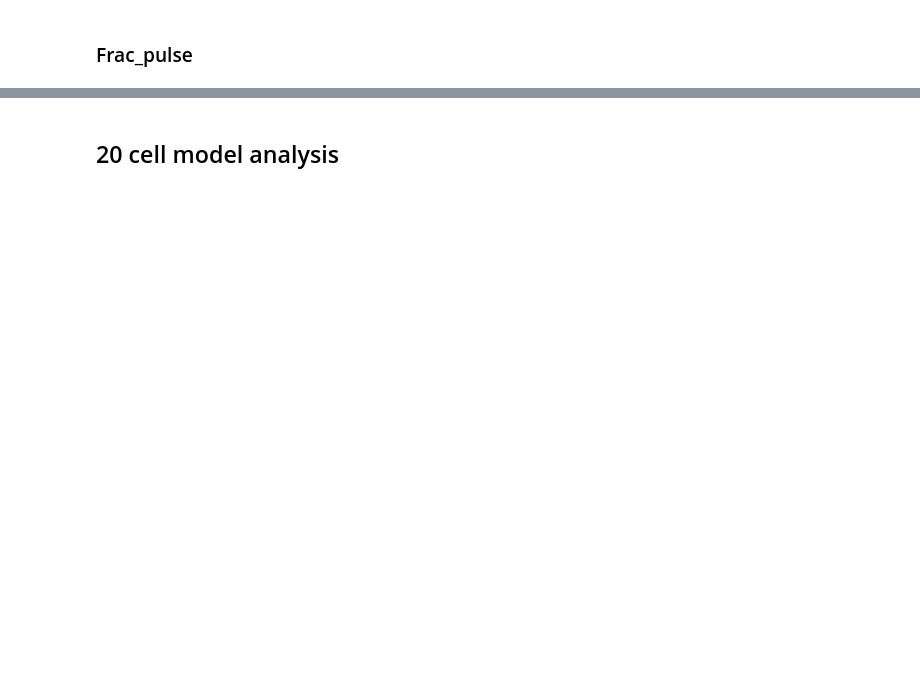
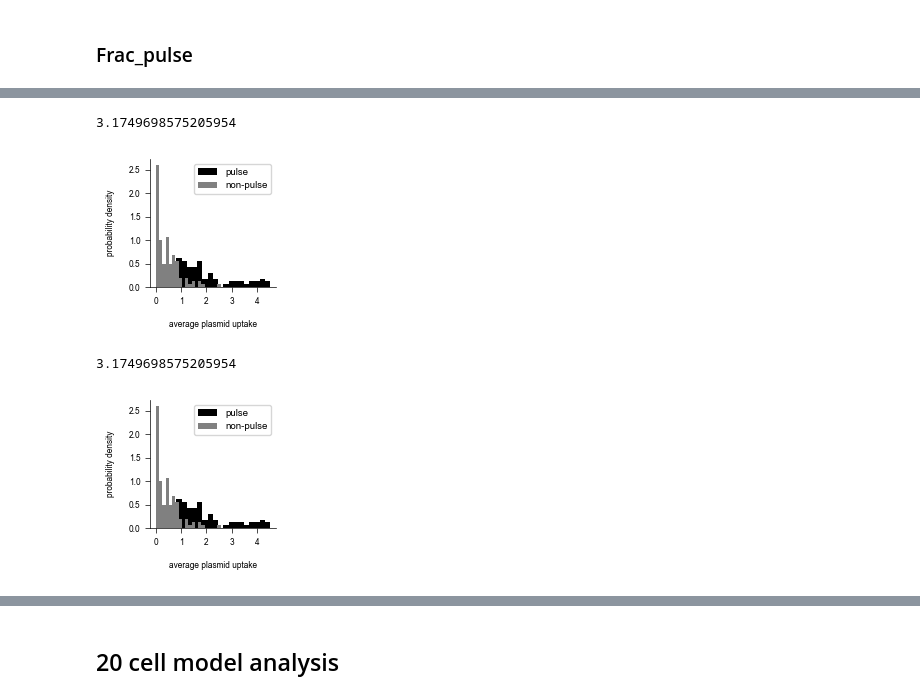
Before and after one commit to Mangan-Group/GraphGA, a Jupyter notebook: Z_mat_analysis.ipynb, the cells around one changed output, grey strips where cells are left out. Cells and saved outputs as stored; diff of their text form; code cells hidden in the pictures; blank space fills up the shorter version.

```diff
--- a/Z_mat_analysis.ipynb
+++ b/Z_mat_analysis.ipynb
@@ -300,95 +246,57 @@ all_cell_results_df = pd.read_pickle(repo_path_sp+path_pulses)
 for index, row in all_cell_results_df.iterrows():
     all_cell_prom_list = row["single_cell_prominence"]
     all_cell_peak_list = row["single_cell_peaks"]
+    all_cell_ts = row["Rep_rel time series for each cell"]
 
     # fig, axs = plt.subplots(3, 2, figsize= (6, 6), sharex=True)
     avg_list = []
     avg_no_pulse = []
     avg_pulse = []
 
     inh_rel_no_pulse_list = []
     peak_no_pulse = []
 
     inh_rel_pulse_list = []
     prom_rel_pulse = []
     for cell in range(200):
+        # plt.plot(np.arange(0, 127, 1), all_cell_ts[cell])
         uptake_list = Z_200_df.iloc[cell].tolist()
         uptake_list_no_p0 = deepcopy(uptake_list)[:-1]
         uptake_list_no_p0.pop(0)
         avg_no_inh = np.mean(uptake_list_no_p0)
         inh_uptake = uptake_list[0]
         avg_uptake = np.mean(uptake_list)
         avg_list.append(avg_uptake)
         cell_prom = all_cell_prom_list[cell]
+
+        # if row["single_cell_peaks"][cell] > 20:
+        #     print(row["single_cell_peaks"][cell], avg_uptake)
+
         if cell_prom == 0:
             avg_no_pulse.append(avg_uptake)
             peak_no_pulse.append(all_cell_peak_list[cell])
             inh_rel = inh_uptake/avg_no_inh
             inh_rel_no_pulse_list.append(inh_rel)
         else:
             avg_pulse.append(avg_uptake)
             prom_rel_pulse.append(all_cell_prom_list[cell])
             inh_rel = inh_uptake/avg_no_inh
             inh_rel_pulse_list.append(inh_rel)
 
-       #plot average plasmid uptake vs prominence for all cells
-    fig0, ax = plt.subplots(1, 1, figsize= (3, 2)) #, sharex=True)
-    ax.plot(avg_list, all_cell_prom_list, linestyle="none", marker="o", markersize="3", color="k")
-    ax.set_xlabel("Average plasmid uptake")
-    ax.set_ylabel("Prominence_rel")
-    ax.set_ylim(bottom=0)
-    ax.set_title("All Cells Average Plasmid Uptake vs. Prominence_rel")
-    plt.savefig(path_save+"all_plasmid_uptake_"+ str(index) + ".svg")
 
-    fig, axs = plt.subplots(2, 3, figsize= (8, 4)) #, sharex=True)
-    axs[0,0].plot(avg_no_pulse, peak_no_pulse, linestyle="none", marker="o", markersize="3", color="k")
-    axs[0,0].set_xlabel("Average plasmid uptake")
-    axs[0,0].set_ylabel("Peak_rel")
-    axs[0,0].set_xlim(ax.get_xlim())
-    axs[0,0].set_title("Non-Pulse Cells Average Plasmid Uptake vs. Peak_rel")
+    print(max(avg_pulse)*0.7)
+    # plot histograms pulse vs. no pulse
+    plt.figure(figsize=(2, 2))
+    plt.hist(avg_pulse, bins=20, color="k", density=True, label="pulse")
+    plt.hist(avg_no_pulse, bins=20, color="grey", density=True, label="non-pulse")
+    plt.xlabel("average plasmid uptake")
+    plt.ylabel("probability density")
+    plt.legend()
 
-    axs[0,1].plot(avg_pulse, prom_rel_pulse, linestyle="none", marker="o", markersize="3", color=sky_blue)
-    axs[0,1].set_xlabel("Average plasmid uptake")
-    axs[0,1].set_ylabel("Prominence_rel")
-    axs[0,1].set_xlim(ax.get_xlim())
-    axs[0,1].set_title("Pulse Cells Average Plasmid Uptake vs. Prominence_rel")
-
-    axs02_2 = axs[0,2].twinx()
-    axs02_2.plot(avg_no_pulse, peak_no_pulse, linestyle="none", marker="o", markersize="3", color="k", label="no pulse")
-    axs[0,2].plot(avg_pulse, prom_rel_pulse, linestyle="none", marker="o", markersize="3", color=sky_blue, label="pulse")
-    axs[0,2].set_xlabel("Average plasmid uptake")
-    axs[0,2].set_ylabel("Prominence_rel")
-    axs02_2.set_ylabel("Peak_rel")
-    axs[0,2].set_zorder(axs02_2.get_zorder()+1)
-    axs[0,2].patch.set_visible(False)
-    axs[0,2].spines[['right']].set_visible(True)
-    axs[0,2].set_title("Average Plasmid Uptake vs. Prominence_rel or Peak_rel")
-    axs[0,2].legend()
-
-    axs[1,0].plot(inh_rel_no_pulse_list, peak_no_pulse, linestyle="none", marker="o", markersize="3", color="k")
-    axs[1,0].set_xlabel("Relative synTF-R plasmid uptake")
-    axs[1,0].set_ylabel("Peak_rel")
-    axs[1,0].set_title("Non-Pulse Cells Relative synTF-R Plasmid Uptake vs. Peak_rel")
-
-    axs[1,1].plot(inh_rel_pulse_list, prom_rel_pulse, linestyle="none", marker="o", markersize="3", color=sky_blue)
-    axs[1,1].set_xlabel("Relative synTF-R plasmid uptake")
-    axs[1,1].set_ylabel("Prominence_rel")
-    # axs[1,1].set_xlim(0, 5)
-    axs[1,1].set_title("Pulse Cells Relative synTF-R Plasmid Uptake vs. Prominence_rel")
-
-    axs12_2 = axs[1,2].twinx()
-    axs12_2.plot(inh_rel_no_pulse_list, peak_no_pulse, linestyle="none", marker="o", markersize="3", color="k", label="no pulse")
-    axs[1,2].plot(inh_rel_pulse_list, prom_rel_pulse, linestyle="none", marker="o", markersize="3", color=sky_blue, label="pulse")
-    axs[1,2].set_xlabel("Relative synTF-R plasmid uptake")
-    axs[1,2].set_ylabel("Prominence_rel")
-    axs12_2.set_ylabel("Peak_rel")
-    axs[1,2].set_zorder(axs12_2.get_zorder()+1)
-    axs[1,2].patch.set_visible(False)
-    axs[1,2].spines[['right']].set_visible(True)
-    # axs[1,2].set_xlim(0, 5)
-    axs[1,2].set_title("Relative synTF-R Plasmid Uptake vs. Prominence_rel or Peak_rel")
-    # axs[1,2].legend()
-    axs12_2.legend()
-
-    # plt.show()
-    plt.savefig(path_save+"plasmid_uptake_plots_"+ str(index) + ".svg")
+    plt.show()
+    # plt.savefig(path_save+"plasmid_uptake_histograms_"+ str(index) + ".svg")
+# %% [output]
+3.1749698575205954
+[figure, added]
+3.1749698575205954
+[figure, added]
```
Also changed, not shown: parts of 17 cells of this notebook, 12 other files.
